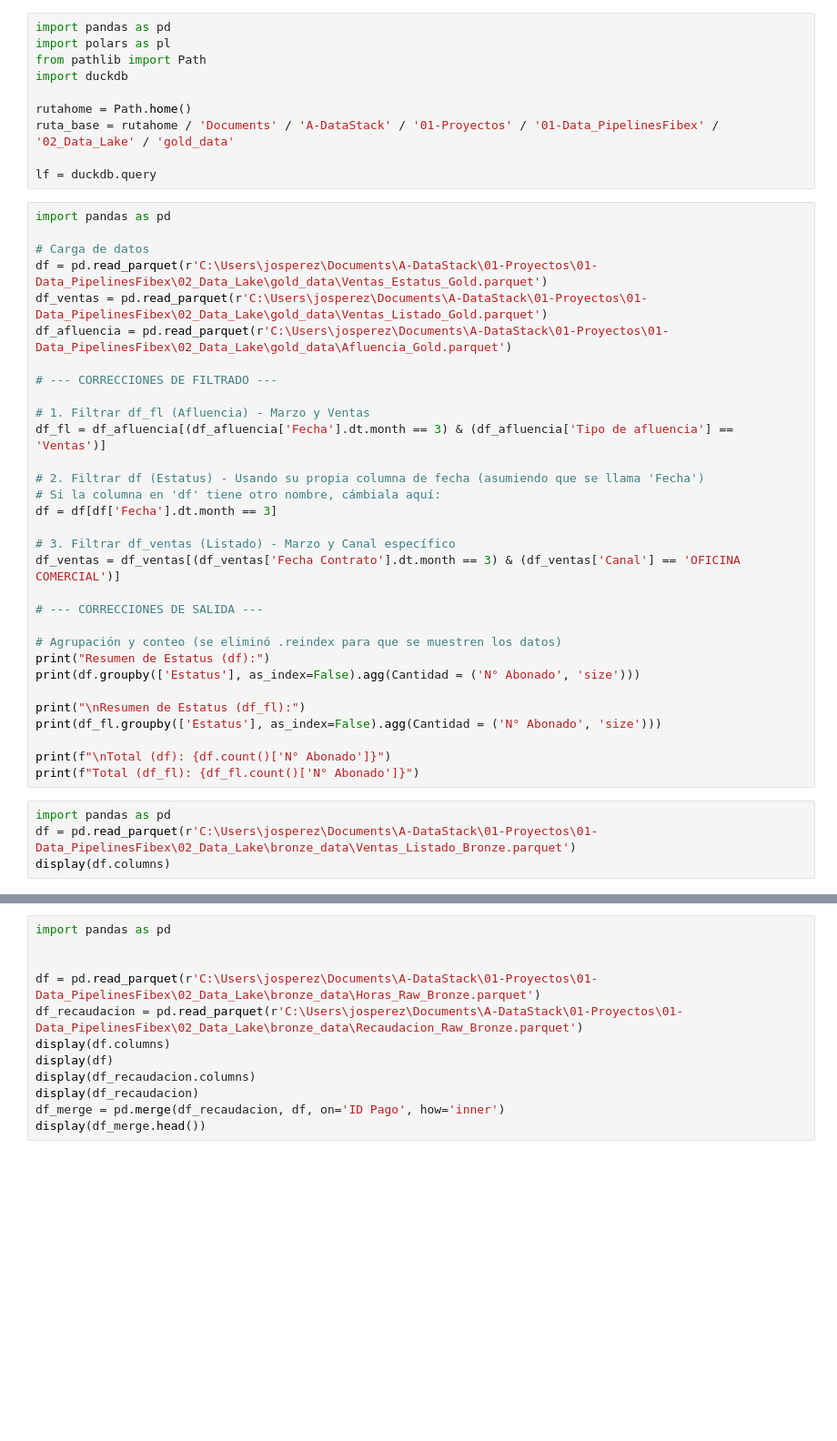
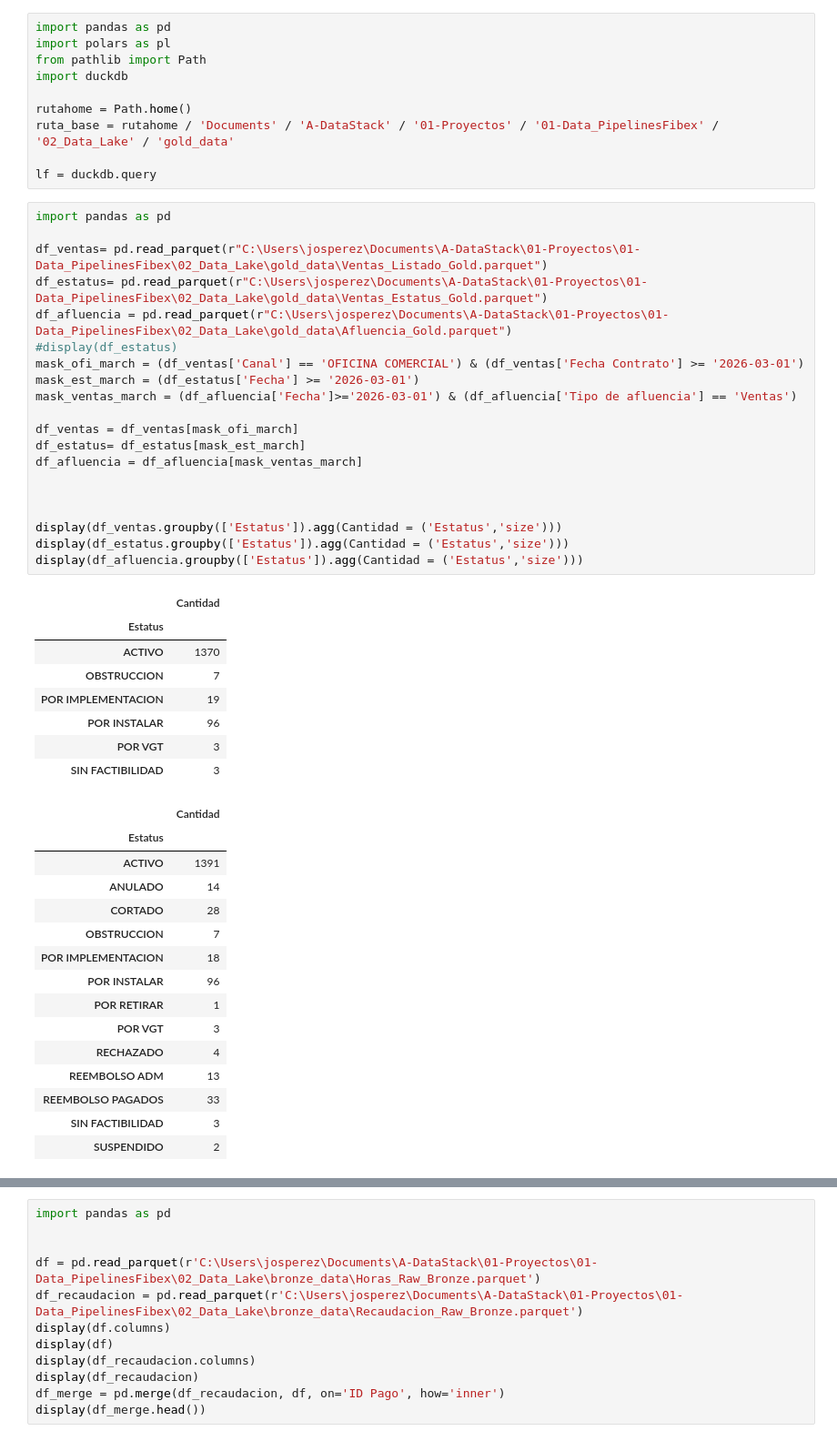
Before and after one commit to Artur030610/Data-Automated-Pipeline-Telecom, a Jupyter notebook: Notebooks/afluencia.ipynb, the cells around one changed output, grey strips where cells are left out. Shown at 91% size. Drawn from its saved outputs; the diff is of its cells as text; blank space fills up the shorter version.

```diff
--- a/Notebooks/afluencia.ipynb
+++ b/Notebooks/afluencia.ipynb
@@ -100,38 +102,47 @@ rutahome = Path.home()
 ruta_base = rutahome / 'Documents' / 'A-DataStack' / '01-Proyectos' / '01-Data_PipelinesFibex' / '02_Data_Lake' / 'gold_data'
 
 lf = duckdb.query
-# %%
-import pandas as pd
-
-# Carga de datos
-df = pd.read_parquet(r'C:\Users\josperez\Documents\A-DataStack\01-Proyectos\01-Data_PipelinesFibex\02_Data_Lake\gold_data\Ventas_Estatus_Gold.parquet')
-df_ventas = pd.read_parquet(r'C:\Users\josperez\Documents\A-DataStack\01-Proyectos\01-Data_PipelinesFibex\02_Data_Lake\gold_data\Ventas_Listado_Gold.parquet')
-df_afluencia = pd.read_parquet(r'C:\Users\josperez\Documents\A-DataStack\01-Proyectos\01-Data_PipelinesFibex\02_Data_Lake\gold_data\Afluencia_Gold.parquet')
-
-# --- CORRECCIONES DE FILTRADO ---
-
-# 1. Filtrar df_fl (Afluencia) - Marzo y Ventas
-df_fl = df_afluencia[(df_afluencia['Fecha'].dt.month == 3) & (df_afluencia['Tipo de afluencia'] == 'Ventas')]
-
-# 2. Filtrar df (Estatus) - Usando su propia columna de fecha (asumiendo que se llama 'Fecha')
-# Si la columna en 'df' tiene otro nombre, cámbiala aquí:
-df = df[df['Fecha'].dt.month == 3]
-
-# 3. Filtrar df_ventas (Listado) - Marzo y Canal específico
-df_ventas = df_ventas[(df_ventas['Fecha Contrato'].dt.month == 3) & (df_ventas['Canal'] == 'OFICINA COMERCIAL')]
-
-# --- CORRECCIONES DE SALIDA ---
-
-# Agrupación y conteo (se eliminó .reindex para que se muestren los datos)
-print("Resumen de Estatus (df):")
-print(df.groupby(['Estatus'], as_index=False).agg(Cantidad = ('N° Abonado', 'size')))
-
-print("\nResumen de Estatus (df_fl):")
-print(df_fl.groupby(['Estatus'], as_index=False).agg(Cantidad = ('N° Abonado', 'size')))
-
-print(f"\nTotal (df): {df.count()['N° Abonado']}")
-print(f"Total (df_fl): {df_fl.count()['N° Abonado']}")
-# %%
-import pandas as pd
-df = pd.read_parquet(r'C:\Users\josperez\Documents\A-DataStack\01-Proyectos\01-Data_PipelinesFibex\02_Data_Lake\bronze_data\Ventas_Listado_Bronze.parquet')
-display(df.columns)
+# %%
+import pandas as pd
+
+df_ventas= pd.read_parquet(r"C:\Users\josperez\Documents\A-DataStack\01-Proyectos\01-Data_PipelinesFibex\02_Data_Lake\gold_data\Ventas_Listado_Gold.parquet")
+df_estatus= pd.read_parquet(r"C:\Users\josperez\Documents\A-DataStack\01-Proyectos\01-Data_PipelinesFibex\02_Data_Lake\gold_data\Ventas_Estatus_Gold.parquet")
+df_afluencia = pd.read_parquet(r"C:\Users\josperez\Documents\A-DataStack\01-Proyectos\01-Data_PipelinesFibex\02_Data_Lake\gold_data\Afluencia_Gold.parquet")
+#display(df_estatus)
+mask_ofi_march = (df_ventas['Canal'] == 'OFICINA COMERCIAL') & (df_ventas['Fecha Contrato'] >= '2026-03-01')
+mask_est_march = (df_estatus['Fecha'] >= '2026-03-01')
+mask_ventas_march = (df_afluencia['Fecha']>='2026-03-01') & (df_afluencia['Tipo de afluencia'] == 'Ventas')
+
+df_ventas = df_ventas[mask_ofi_march]
+df_estatus= df_estatus[mask_est_march]
+df_afluencia = df_afluencia[mask_ventas_march]
+
+
+
+display(df_ventas.groupby(['Estatus']).agg(Cantidad = ('Estatus','size')))
+display(df_estatus.groupby(['Estatus']).agg(Cantidad = ('Estatus','size')))
+display(df_afluencia.groupby(['Estatus']).agg(Cantidad = ('Estatus','size')))
+# %% [output]
+|  | Cantidad |
+| Estatus |  |
+| ACTIVO | 1370 |
+| OBSTRUCCION | 7 |
+| POR IMPLEMENTACION | 19 |
+| POR INSTALAR | 96 |
+| POR VGT | 3 |
+| SIN FACTIBILIDAD | 3 |
+|  | Cantidad |
+| Estatus |  |
+| ACTIVO | 1391 |
+| ANULADO | 14 |
+| CORTADO | 28 |
+| OBSTRUCCION | 7 |
+| POR IMPLEMENTACION | 18 |
+| POR INSTALAR | 96 |
+| POR RETIRAR | 1 |
+| POR VGT | 3 |
+| RECHAZADO | 4 |
+| REEMBOLSO ADM | 13 |
+| REEMBOLSO PAGADOS | 33 |
+| SIN FACTIBILIDAD | 3 |
+| SUSPENDIDO | 2 |
```
Also changed, not shown: parts of 2 cells of this notebook, 26 other files.
